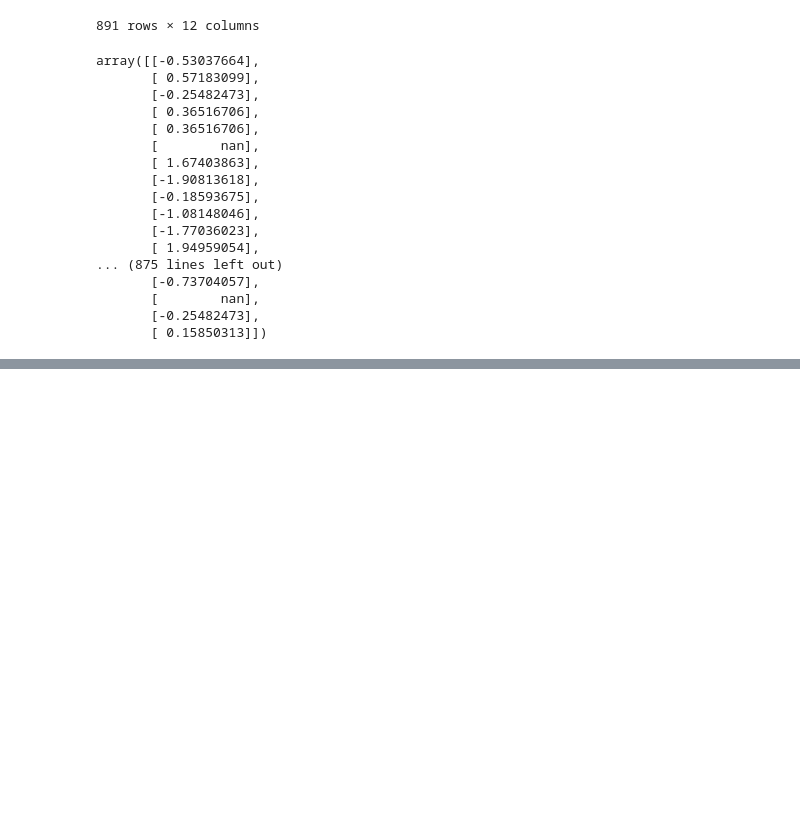
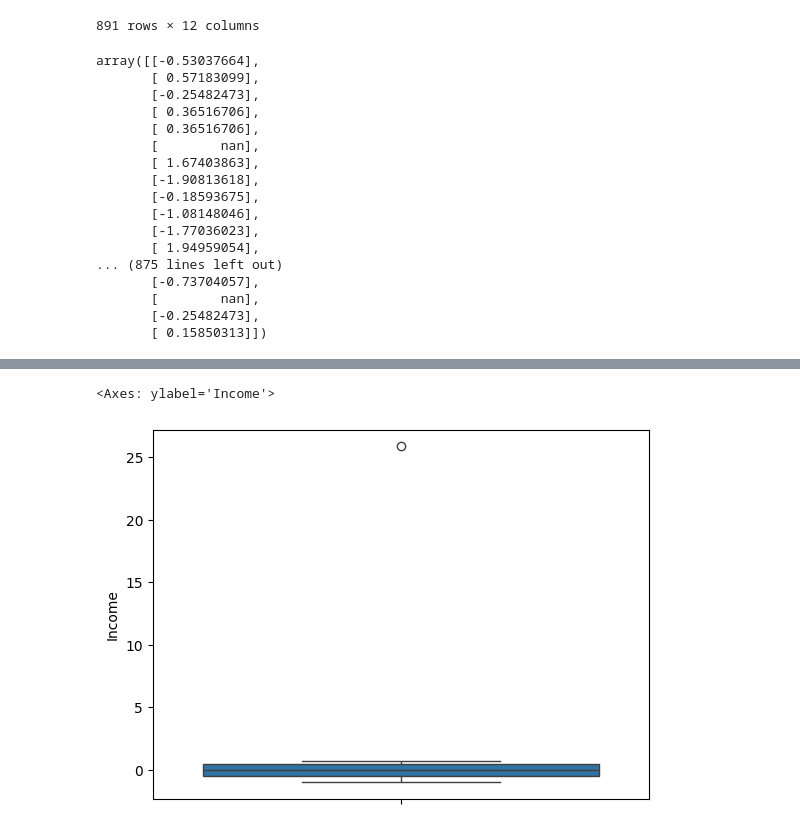
Before and after one commit to priyanka09-stack/Intro-To-ML, a Jupyter notebook: Feature Engineering/feature_scaling___outlier_handling.ipynb, the cells around one changed output, grey strips where cells are left out. Saved outputs shown, nothing was run; the diff lists cells and outputs as text; code cells hidden in the pictures; blank space fills up the shorter version.

Commit message:
Robust Scaler

```diff
--- a/Feature Engineering/feature_scaling.ipynb
+++ b/Feature Engineering/feature_scaling___outlier_handling.ipynb
@@ -40,3 +41,6 @@ array([[-0.53037664],
        [        nan],
        [-0.25482473],
        [ 0.15850313]])
+# %%
+df2 = pd.read_csv("scaling_with_outlier_dataset.csv")                         #loading dataset
+df2
@@ -42,0 +57,11 @@ array([[-0.53037664],
+# %%
+from sklearn.preprocessing import RobustScaler                           #Robust Scaler -- Works best with outliers
+rs = RobustScaler()
+
+df2['Income']=rs.fit_transform(df2[['Income']])
+print(df2['Income'])
+
+from sklearn.preprocessing import MinMaxScaler                         #Min Max Scaler -- When you are aware of min and max values
+mm = MinMaxScaler()
+df2['Age']=mm.fit_transform(df2[['Age']])
+print(df2['Age'])
@@ -42,0 +80,6 @@ array([[-0.53037664],
+# %%
+sns.boxplot(data=df2['Income'])                                #Outlier Visualization using BoxPlot
+# sns.boxplot(data=df,x=df['Experience'])
+# %% [output]
+<Axes: ylabel='Income'>
+[figure, added]
```
Also changed, not shown: parts of 10 cells of this notebook, 2 other files.
